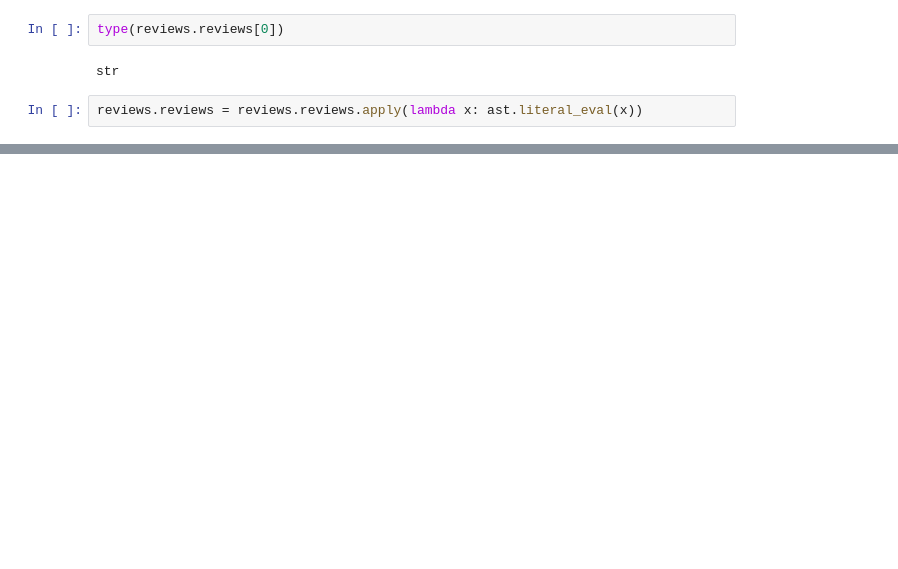
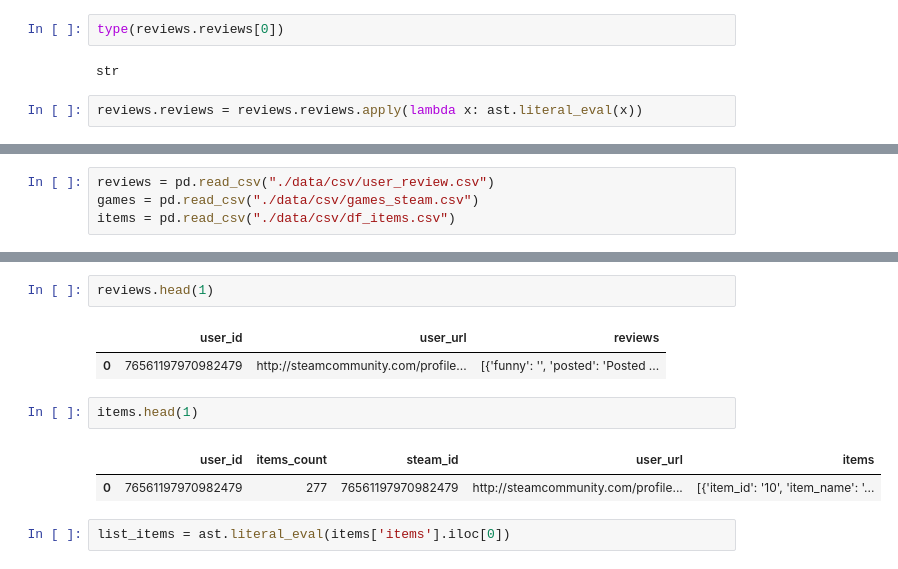
Before and after one commit to Mariagustin-Prg/Steam-Proyect, a Jupyter notebook: intro.ipynb, the cells around one changed output, grey strips where cells are left out. Drawn from its saved outputs; the diff is of its cells as text; blank space fills up the shorter version.

```diff
--- a/intro.ipynb
+++ b/intro.ipynb
@@ -256,0 +228,4 @@ CountReviews('01-04-2015', '03-04-2015')
+# %%
+reviews = pd.read_csv("./data/csv/user_review.csv")
+games = pd.read_csv("./data/csv/games_steam.csv")
+items = pd.read_csv("./data/csv/df_items.csv")
@@ -256,0 +237,12 @@ CountReviews('01-04-2015', '03-04-2015')
+# %%
+reviews.head(1)
+# %% [output]
+|  | user_id | user_url | reviews |
+| 0 | 76561197970982479 | http://steamcommunity.com/profile... | [{'funny': '', 'posted': 'Posted ... |
+# %%
+items.head(1)
+# %% [output]
+|  | user_id | items_count | steam_id | user_url | items |
+| 0 | 76561197970982479 | 277 | 76561197970982479 | http://steamcommunity.com/profile... | [{'item_id': '10', 'item_name': '... |
+# %%
+list_items = ast.literal_eval(items['items'].iloc[0])
```
Also changed, not shown: parts of 14 cells of this notebook.
